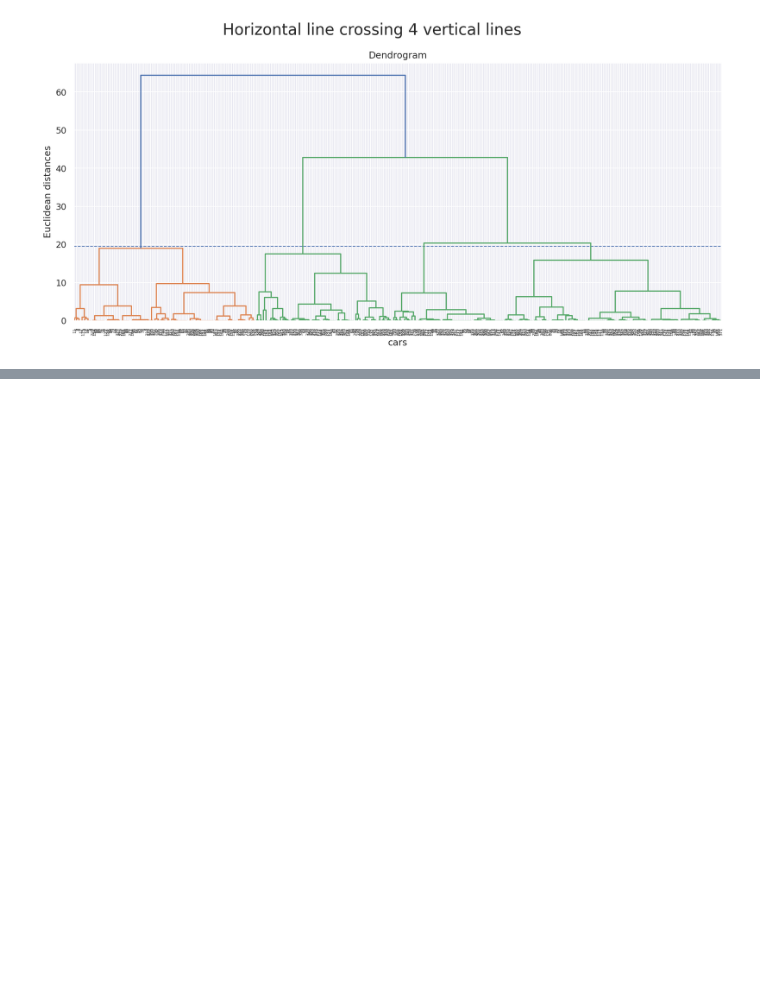
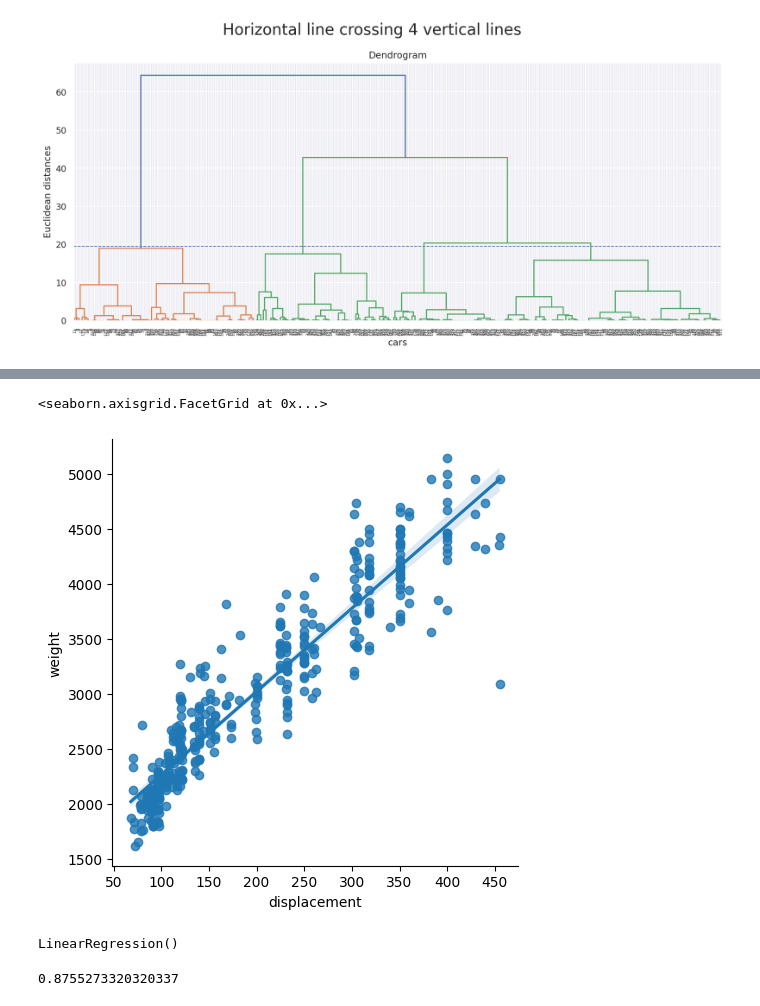
Before and after one commit to GHAUTHAM2509/data_analytics_da, a Jupyter notebook: 23BCE0487.ipynb, the cells around one changed output, grey strips where cells are left out. Drawn from its saved outputs; the diff is of its cells as text; code cells hidden in the pictures; blank space fills up the shorter version.

```diff
--- a/23BCE0487.ipynb
+++ b/23BCE0487.ipynb
@@ -537,0 +553,5 @@ plt.show()
+# %%
+sns.lmplot(x = 'displacement', y = 'weight', data = df)
+# %% [output]
+<seaborn.axisgrid.FacetGrid at 0x...>
+[figure, added]
@@ -537,0 +564,11 @@ plt.show()
+# %%
+from sklearn.linear_model import LinearRegression
+regressor = LinearRegression()
+
+regressor.fit(X_train, y_train)
+# %% [output]
+LinearRegression()
+# %%
+regressor.score(X_test, y_test)
+# %% [output]
+0.8755273320320337
```
Also changed, not shown: parts of 7 cells of this notebook.
